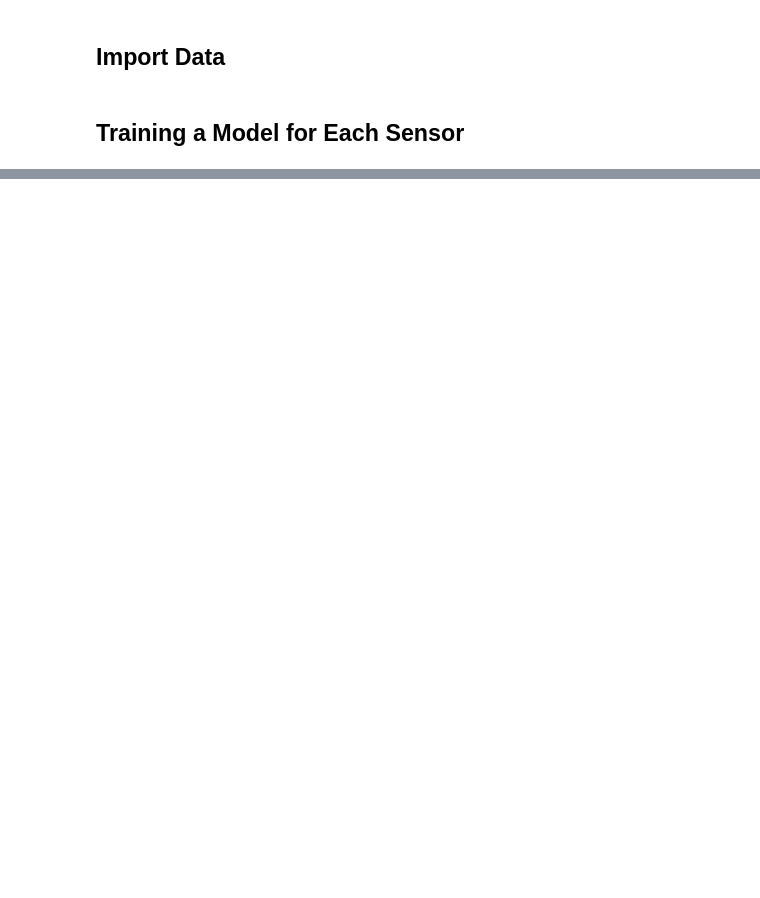
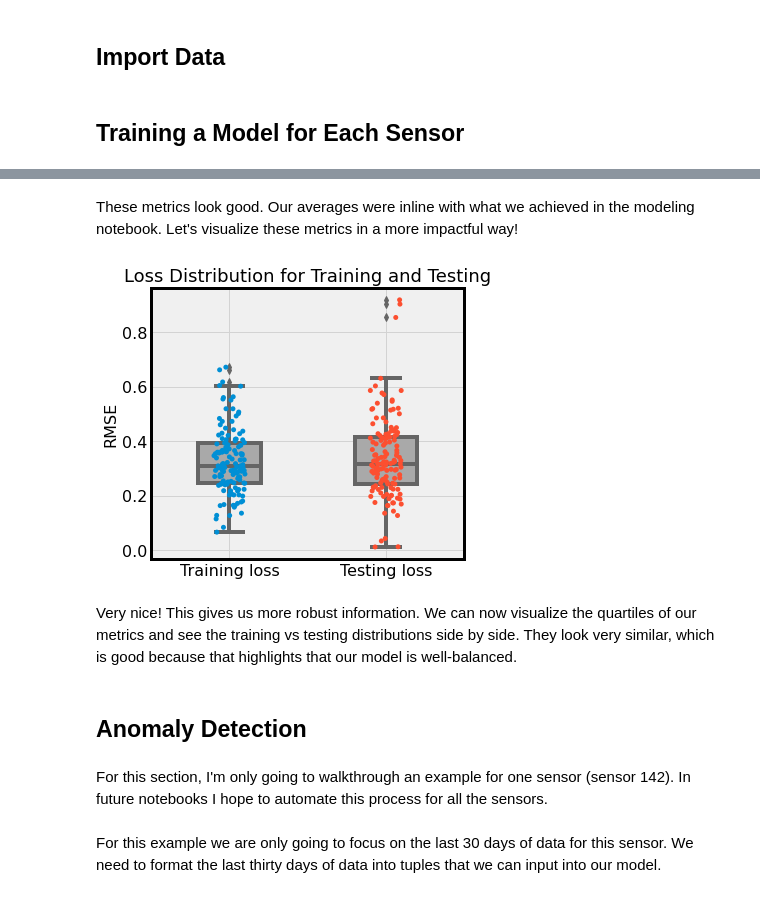
Before and after one commit to Kkies/Anomaly_Detection_of_NYC_Traffic, a Jupyter notebook: Anomaly_Detection_of_NYC_Traffic_Final_Models.ipynb, the cells around one changed output, grey strips where cells are left out. Drawn from its saved outputs; the diff is of its cells as text; code cells hidden in the pictures; blank space fills up the shorter version.

Commit message:
updated final models notebook

```diff
--- a/Anomaly_Detection_of_NYC_Traffic_Final_Models.ipynb
+++ b/Anomaly_Detection_of_NYC_Traffic_Final_Models.ipynb
@@ -180,0 +337,31 @@ def sensor_etl(df, ID, filename, X_steps, y_steps):
+# %% [markdown]
+These metrics look good. Our averages were inline with what we achieved in the modeling notebook. Let's visualize these metrics in a more impactful way!
+# %%
+# query for all of model metrics
+c.execute(''' SELECT model_train_loss, model_test_loss FROM MODEL_METRICS''');
+data = c.fetchall()
+all_models_train_loss = [x[0] ** 0.5 for x in data]
+all_models_test_loss = [x[1] ** 0.5 for x in data]
+loss_df = pd.DataFrame([all_models_train_loss, all_models_test_loss], index=[0.5, 1.5]).T
+# %%
+fig, ax = plt.subplots(figsize=(5,5))
+
+sns.stripplot(data=loss_df, jitter=1, ax=ax)
+sns.boxplot(data=loss_df, width=0.4, color='darkgrey', ax=ax)
+ax.grid(color='lightgrey')
+ax.set_xticklabels(['Training loss', 'Testing loss'], fontsize=16)
+ax.set_yticklabels([0.0,0.0,0.2,0.4,0.6,0.8], fontsize=16)
+ax.set_ylabel('RMSE', fontsize=16)
+ax.set_title('Loss Distribution for Training and Testing', fontsize=18)
+for x in ['bottom', 'top', 'right', 'left']:
+    ax.spines[x].set_color('black')
+
+plt.savefig('loss_distribution', bbox_inches='tight', facecolor='white')
+# %% [output]
+[figure, added]
+# %% [markdown]
+Very nice! This gives us more robust information. We can now visualize the quartiles of our metrics and see the training vs testing distributions side by side. They look very similar, which is good because that highlights that our model is well-balanced.
+# %% [markdown]
+## Anomaly Detection
+# %% [markdown]
+For this section, I'm only going to walkthrough an example for one sensor (sensor 142). In future notebooks I hope to automate this process for all the sensors.
@@ -180,0 +371,2 @@ def sensor_etl(df, ID, filename, X_steps, y_steps):
+# %% [markdown]
+For this example we are only going to focus on the last 30 days of data for this sensor. We need to format the last thirty days of data into tuples that we can input into our model.
```
Also changed, not shown: parts of 26 cells of this notebook.
